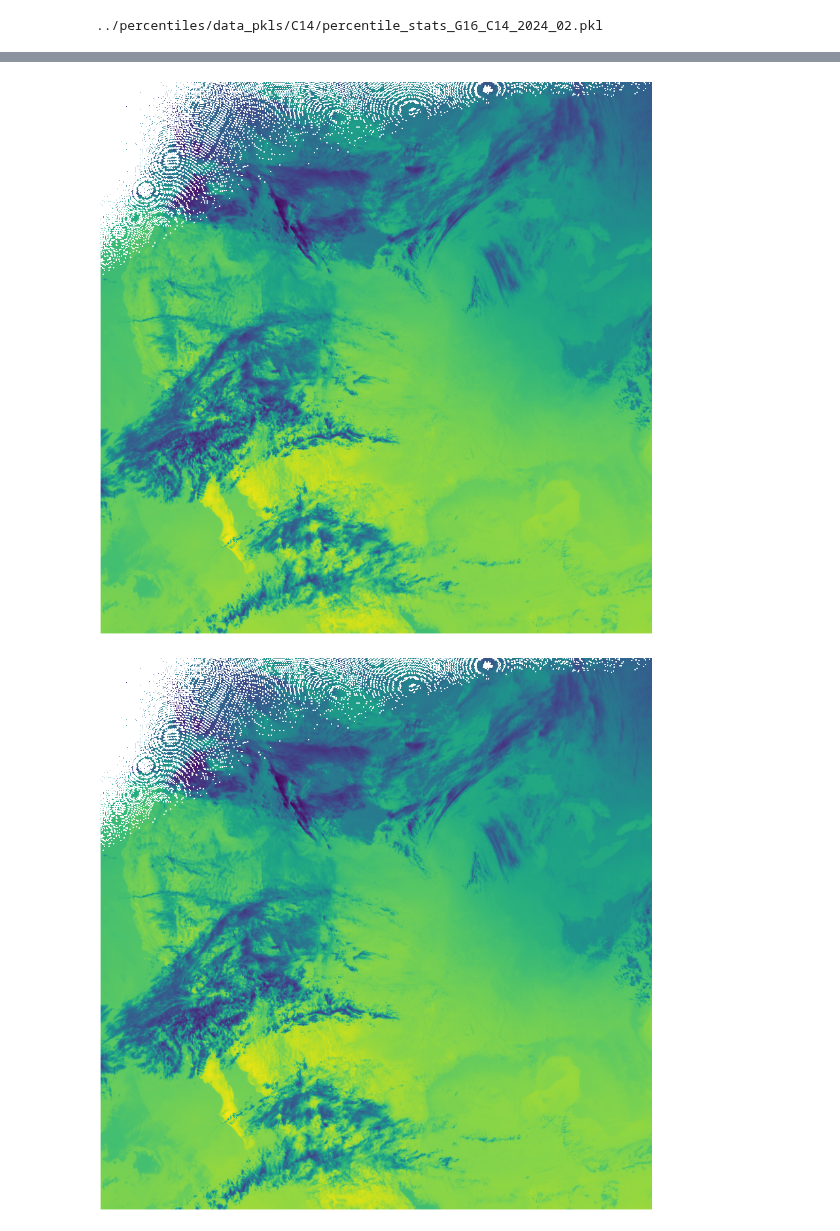
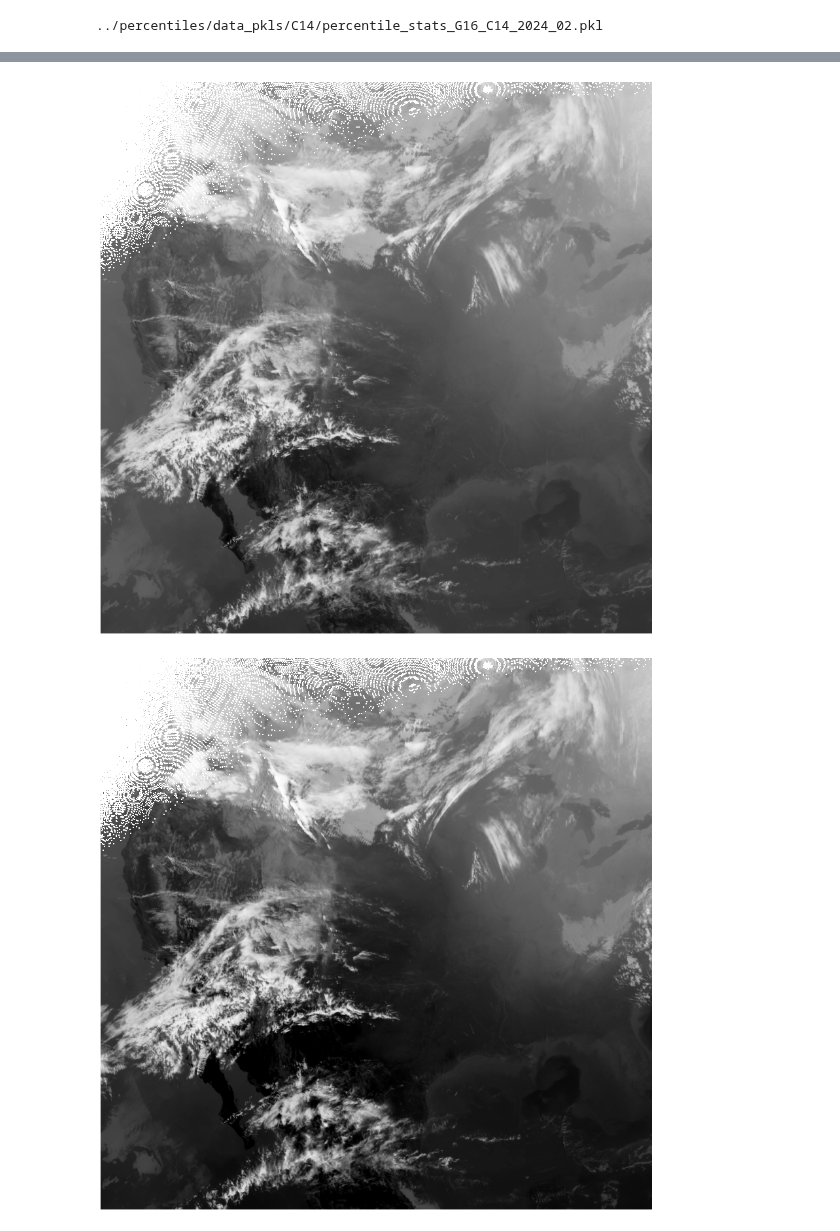
Before and after one commit to reykoki/Cloud_Top_Temp, a Jupyter notebook: create_data/Visualize.ipynb, the cells around one changed output, grey strips where cells are left out. Cells and saved outputs as stored; diff of their text form; code cells hidden in the pictures.

Commit message:
visualization

```diff
--- a/create_data/Visualize.ipynb
+++ b/create_data/Visualize.ipynb
@@ -104,7 +104,7 @@ def clip_scale_percentile(data, min_p, max_p):
     clipped = np.clip(scaled, 0, 1)
     return clipped
 C14_stats = get_stats_dict(dt.month, 'C14')
-C14 = scale_percentile(C14, C14_stats['percentiles'][1], C14_stats['percentiles'][99])
+C14_scale = clip_scale_percentile(C14, C14_stats['percentiles'][1.5], C14_stats['percentiles'][99])
 # %% [output]
 ../percentiles/data_pkls/C14/percentile_stats_G16_C14_2024_02.pkl
 # %%
@@ -113,7 +113,7 @@ def plot_CONUS(data, crs, name):
     #states = get_states(crs) # ./scripts/helper_functions.py
     fig = plt.figure(figsize=(15, 12))
     ax = plt.axes(projection=crs)
-    plt.imshow(data, transform=crs, extent=crs.bounds, origin='upper')
+    plt.imshow(data, transform=crs, extent=crs.bounds, origin='upper', cmap='Greys')
     #states.boundary.plot(ax=ax, edgecolor='white', linewidth=.25)
     plt.axis('off')
     fig.tight_layout()
@@ -122,7 +129,8 @@ def plot_CONUS(data, crs, name):
 # %%
+crs = get_lcc_proj()
 plot_CONUS(C14, crs, 'C14')
 plot_CONUS(C14_scale, crs, 'C14_scale')
-plot_CONUS(np.clip(C14_scale, 0, 1), crs, 'C14_scale_clip')
+#plot_CONUS(np.clip(C14_scale, 0, 1), crs, 'C14_scale_clip')
 # %% [output]
-[figure, old version]
+[figure, new version]
-[figure, old version]
+[figure, new version]
```
Also changed, not shown: parts of 2 cells of this notebook.
